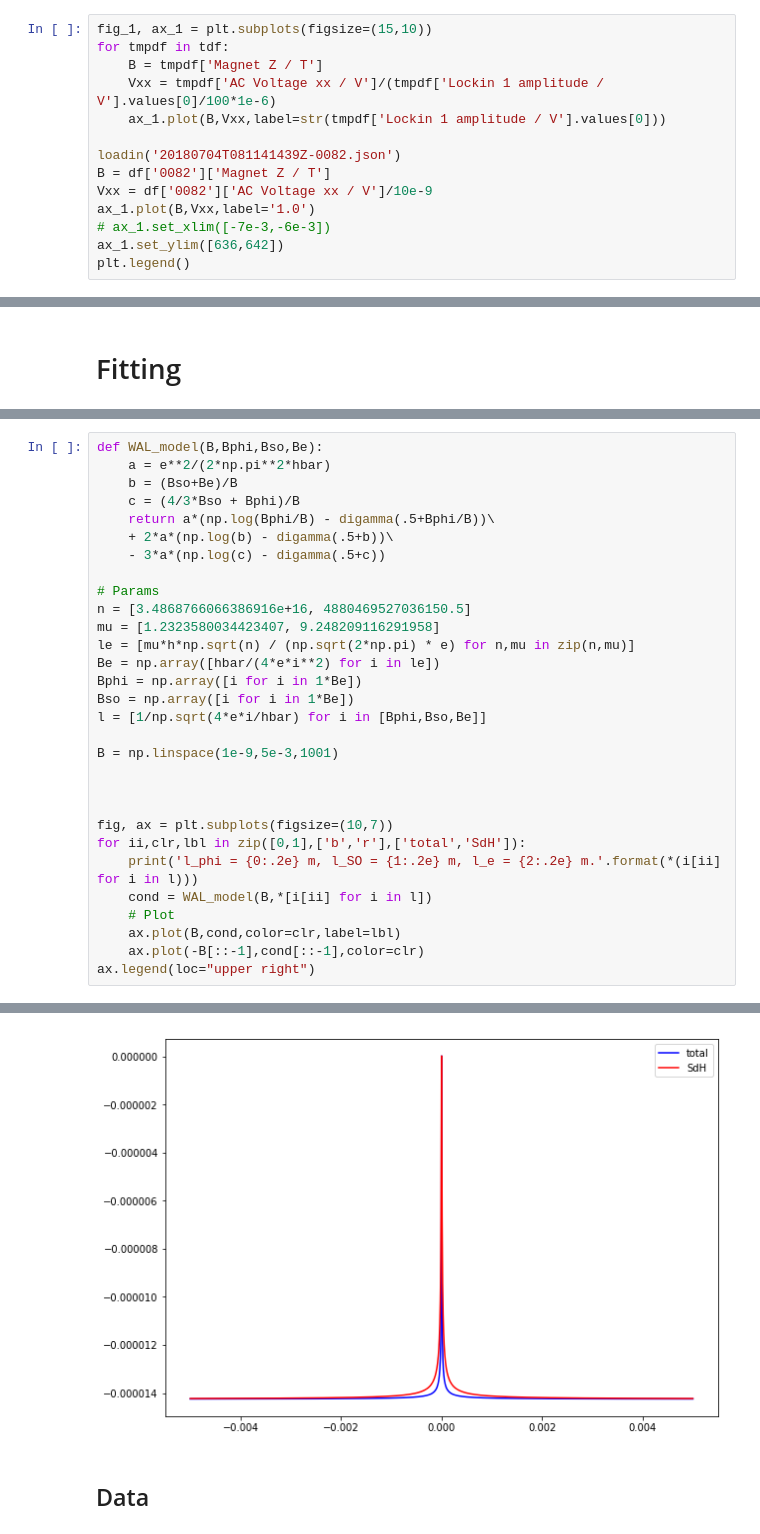
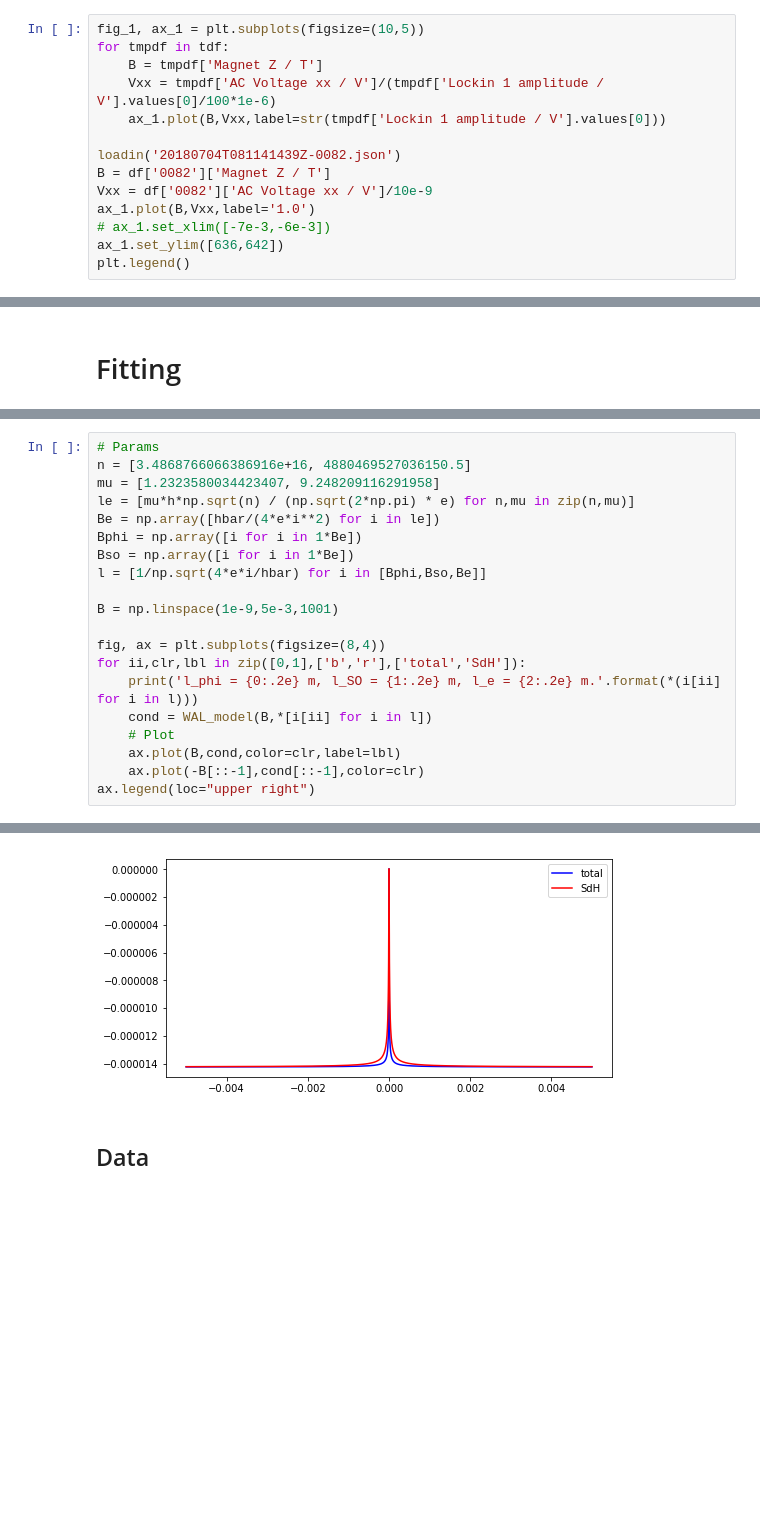
Before and after one commit to danielbouman/2deg, a Jupyter notebook: JSL49_01_WAL.ipynb, the cells around one changed output, grey strips where cells are left out. Saved outputs shown, nothing was run; the diff lists cells and outputs as text; blank space fills up the shorter version.

```diff
--- a/JSL49_01_WAL.ipynb
+++ b/JSL49_01_WAL.ipynb
@@ -60,7 +60,7 @@ def loadin(filename): # a way to load in many different files and keep track of
 loadin('20180704T113230610Z-0084.json')
 tdf = [df['0084'][df['0084']['Lockin 1 amplitude / V'] == amp] for amp in np.linspace(0.1,0.7,3)]
 # %%
-fig_1, ax_1 = plt.subplots(figsize=(15,10))
+fig_1, ax_1 = plt.subplots(figsize=(10,5))
 for tmpdf in tdf:
     B = tmpdf['Magnet Z / T']
     Vxx = tmpdf['AC Voltage xx / V']/(tmpdf['Lockin 1 amplitude / V'].values[0]/100*1e-6)
@@ -86,38 +101,28 @@ for tmpdf in [tdf[1]]:
 # %%
-def WAL_model(B,Bphi,Bso,Be):
-    a = e**2/(2*np.pi**2*hbar)
-    b = (Bso+Be)/B
-    c = (4/3*Bso + Bphi)/B
-    return a*(np.log(Bphi/B) - digamma(.5+Bphi/B))\
-    + 2*a*(np.log(b) - digamma(.5+b))\
-    - 3*a*(np.log(c) - digamma(.5+c))
-
 # Params
 n = [3.4868766066386916e+16, 4880469527036150.5]
 mu = [1.2323580034423407, 9.248209116291958]
 le = [mu*h*np.sqrt(n) / (np.sqrt(2*np.pi) * e) for n,mu in zip(n,mu)]
 Be = np.array([hbar/(4*e*i**2) for i in le])
 Bphi = np.array([i for i in 1*Be])
 Bso = np.array([i for i in 1*Be])
 l = [1/np.sqrt(4*e*i/hbar) for i in [Bphi,Bso,Be]]
 
 B = np.linspace(1e-9,5e-3,1001)
 
-
-
-fig, ax = plt.subplots(figsize=(10,7))
+fig, ax = plt.subplots(figsize=(8,4))
 for ii,clr,lbl in zip([0,1],['b','r'],['total','SdH']):
     print('l_phi = {0:.2e} m, l_SO = {1:.2e} m, l_e = {2:.2e} m.'.format(*(i[ii] for i in l)))
     cond = WAL_model(B,*[i[ii] for i in l])
     # Plot
     ax.plot(B,cond,color=clr,label=lbl)
     ax.plot(-B[::-1],cond[::-1],color=clr)
 ax.legend(loc="upper right")
 # %% [output]
 l_phi = 3.80e-07 m, l_SO = 3.80e-07 m, l_e = 3.80e-07 m.
 l_phi = 1.07e-06 m, l_SO = 1.07e-06 m, l_e = 1.07e-06 m.
 <matplotlib.legend.Legend at 0x...>
-[figure, old version]
+[figure, new version]
 # %% [markdown]
 ## Data
 # %%
```
Also changed, not shown: parts of 16 cells of this notebook, 1 other file.
